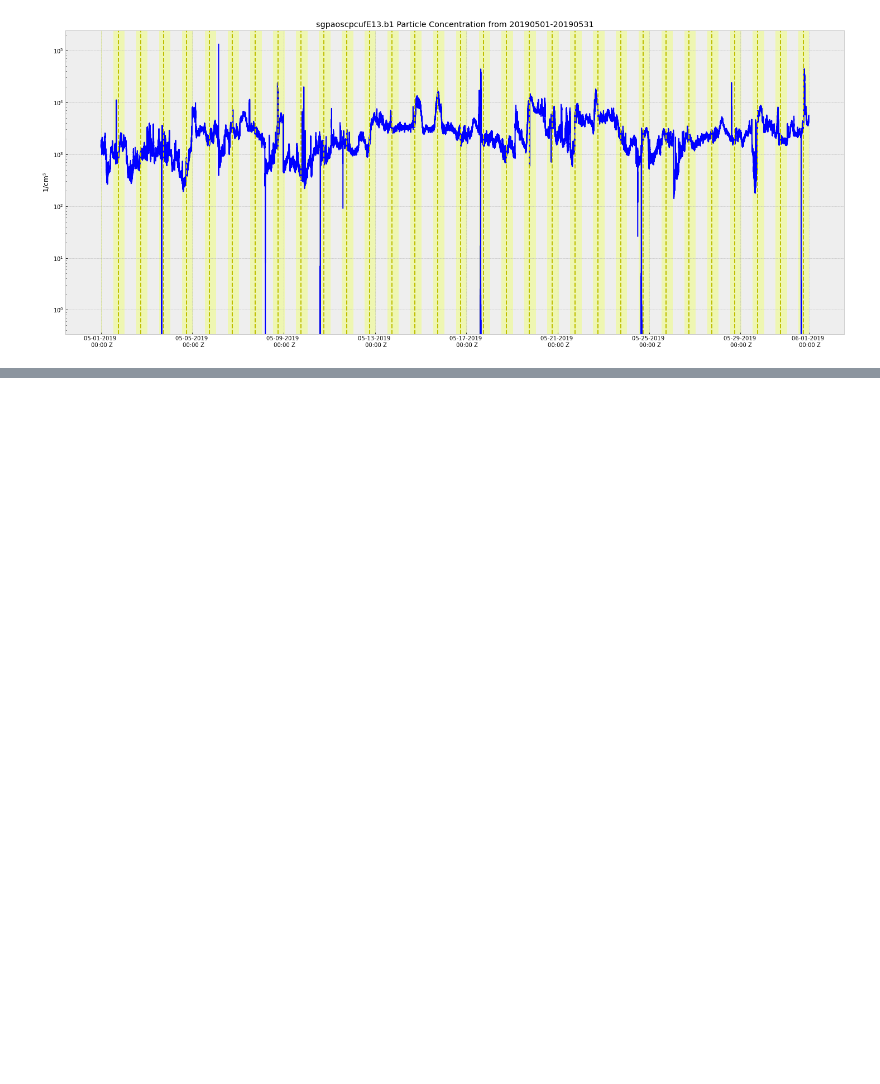
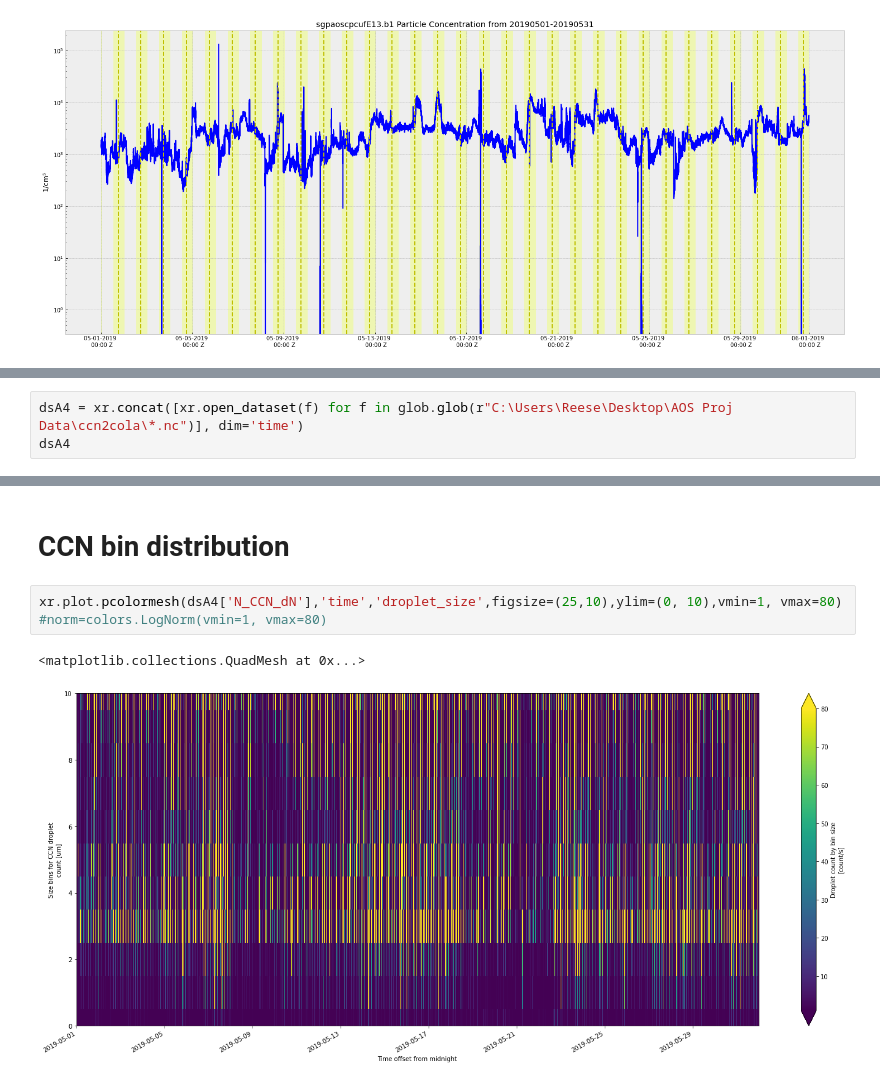
Before and after one commit to ReeseMishler/Work-File, a Jupyter notebook: AOS Proj.ipynb, the cells around one changed output, grey strips where cells are left out. Saved outputs shown, nothing was run; the diff lists cells and outputs as text; blank space fills up the shorter version.

```diff
--- a/AOS Proj.ipynb
+++ b/AOS Proj.ipynb
@@ -285,0 +316,3 @@ ax2.legend(loc='upper right')
+# %%
+dsA4 = xr.concat([xr.open_dataset(f) for f in glob.glob(r"C:\Users\Reese\Desktop\AOS Proj Data\ccn2cola\*.nc")], dim='time')
+dsA4
@@ -285,0 +337,7 @@ ax2.legend(loc='upper right')
+# %% [markdown]
+# CCN bin distribution
+# %%
+xr.plot.pcolormesh(dsA4['N_CCN_dN'],'time','droplet_size',figsize=(25,10),ylim=(0, 10),vmin=1, vmax=80) #norm=colors.LogNorm(vmin=1, vmax=80)
+# %% [output]
+<matplotlib.collections.QuadMesh at 0x...>
+[figure, added]
```
Also changed, not shown: parts of 13 cells of this notebook.
